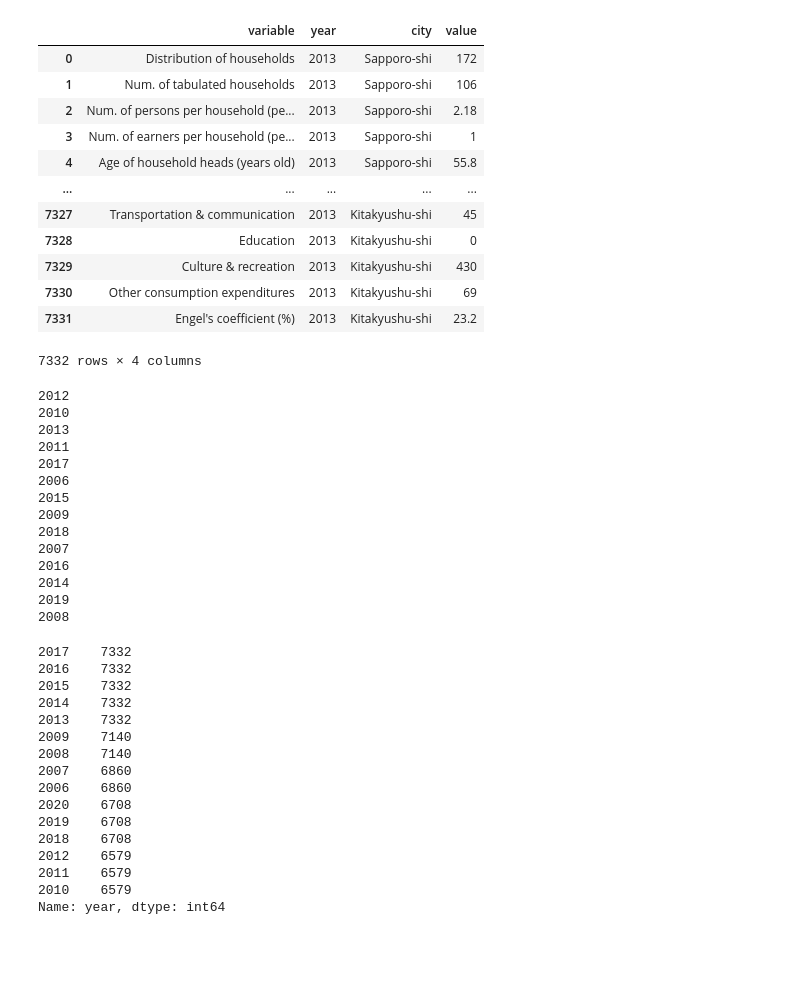
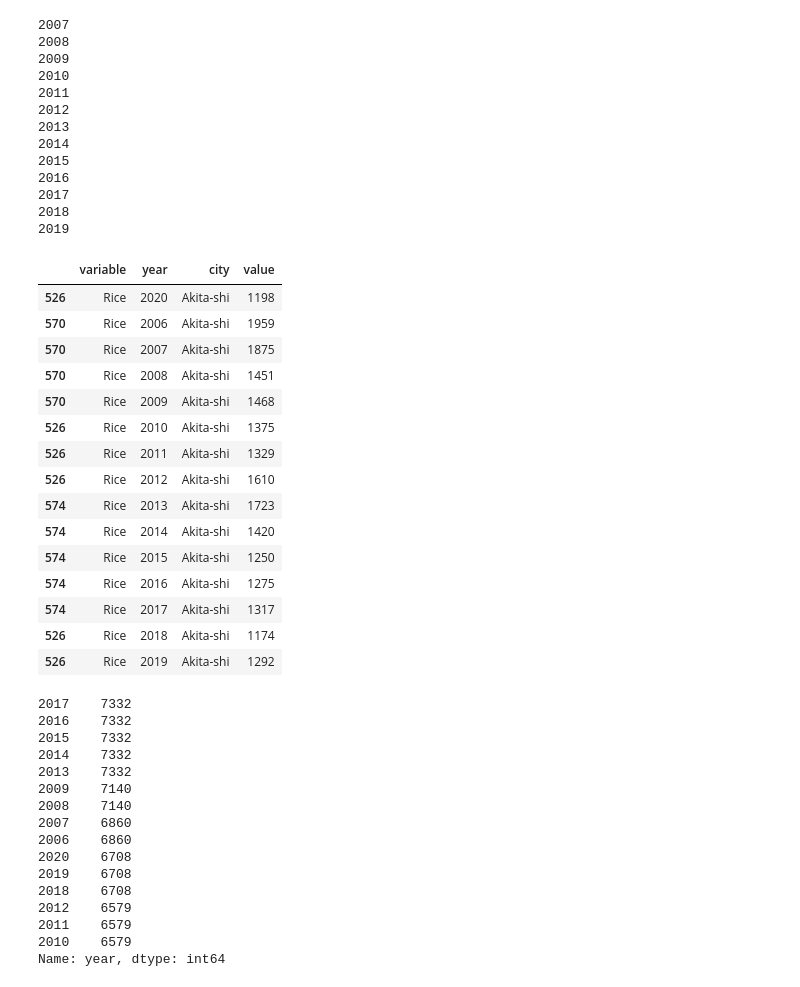
Before and after one commit to dgg32/japan_under_corona, a Jupyter notebook: income.ipynb, the cells around one changed output. Saved outputs shown, nothing was run; the diff lists cells and outputs as text; code cells hidden in the pictures; blank space fills up the shorter version.

```diff
--- a/income.ipynb
+++ b/income.ipynb
@@ -50,27 +67,20 @@ def read_income_xlsx(with_name, sheet='総', nrow= 133, column_range = "AE:CF"):
 # %%
-file_name = "./income_monthly_average/2013 Yearly Average Survey Results.xls"
 #2017 early AJ:CI, 145
 #2012 early AJ:CJ, 145
 #2009 early AJ:CJ, 144
 #2006 early "全"
-temp = read_income_xlsx(file_name, "総", 145, "AJ:CK")
-temp
+
+
+#file_name = "./income_monthly_average/2013 Yearly Average Survey Results.xls"
+
+#temp = read_income_xlsx(file_name, "総", 145, "AJ:CK")
+#temp[temp["variable"] == "Education"]
+
+file_name = "./income_monthly_average/2006 Yearly Average Survey Results.xls"
+
+temp = read_income_xlsx(file_name, "全", 144, "AL:CJ")
-# %% [output]
-|  | variable | year | city | value |
-| 0 | Distribution of households | 2013 | Sapporo-shi | 172 |
-| 1 | Num. of tabulated households | 2013 | Sapporo-shi | 106 |
-| 2 | Num. of persons per household (pe... | 2013 | Sapporo-shi | 2.18 |
-| 3 | Num. of earners per household (pe... | 2013 | Sapporo-shi | 1 |
-| 4 | Age of household heads (years old) | 2013 | Sapporo-shi | 55.8 |
-| ... | ... | ... | ... | ... |
-| 7327 | Transportation & communication | 2013 | Kitakyushu-shi | 45 |
-| 7328 | Education | 2013 | Kitakyushu-shi | 0 |
-| 7329 | Culture & recreation | 2013 | Kitakyushu-shi | 430 |
-| 7330 | Other consumption expenditures | 2013 | Kitakyushu-shi | 69 |
-| 7331 | Engel's coefficient (%) | 2013 | Kitakyushu-shi | 23.2 |
-7332 rows × 4 columns
 # %%
-top_folder = "/Users/dgg32/Downloads/Japan_stats/income_monthly_average/"
+top_folder = "./income_monthly_average/"
 extension = ".xls"
 
 file_name = "./income_monthly_average/2020 Yearly Average Survey Results.xls"
@@ -86,7 +96,7 @@ for (head, dirs, files) in os.walk(top_folder):
             year = int(with_name.split("/")[-1][:4])
             #print (year)
 
-            if year < 2020 and year > 2005:
+            if year < 2020 and year > 2006:
                 print (year)
                 column_range = "AE:CF"
                 nrow= 133
@@ -115,17 +125,16 @@ for (head, dirs, files) in os.walk(top_folder):
                 temp = read_income_xlsx(with_name, sheet, nrow, column_range)
                 df = pd.concat([df, temp])
 # %% [output]
+2007
+2008
+2009
+2010
+2011
 2012
-2010
 2013
-2011
+2014
+2015
+2016
 2017
-2006
-2015
-2009
 2018
-2007
-2016
-2014
 2019
-2008
@@ -132,3 +143,22 @@ for (head, dirs, files) in os.walk(top_folder):
+# %%
+df[(df["city"].isin(["Akita-shi"])) & (df["variable"] == "Rice")]
+# %% [output]
+|  | variable | year | city | value |
+| 526 | Rice | 2020 | Akita-shi | 1198 |
+| 570 | Rice | 2006 | Akita-shi | 1959 |
+| 570 | Rice | 2007 | Akita-shi | 1875 |
+| 570 | Rice | 2008 | Akita-shi | 1451 |
+| 570 | Rice | 2009 | Akita-shi | 1468 |
+| 526 | Rice | 2010 | Akita-shi | 1375 |
+| 526 | Rice | 2011 | Akita-shi | 1329 |
+| 526 | Rice | 2012 | Akita-shi | 1610 |
+| 574 | Rice | 2013 | Akita-shi | 1723 |
+| 574 | Rice | 2014 | Akita-shi | 1420 |
+| 574 | Rice | 2015 | Akita-shi | 1250 |
+| 574 | Rice | 2016 | Akita-shi | 1275 |
+| 574 | Rice | 2017 | Akita-shi | 1317 |
+| 526 | Rice | 2018 | Akita-shi | 1174 |
+| 526 | Rice | 2019 | Akita-shi | 1292 |
 # %%
 df["year"].value_counts()
 # %% [output]
```
Also changed, not shown: parts of 3 cells of this notebook, 4 other files.
